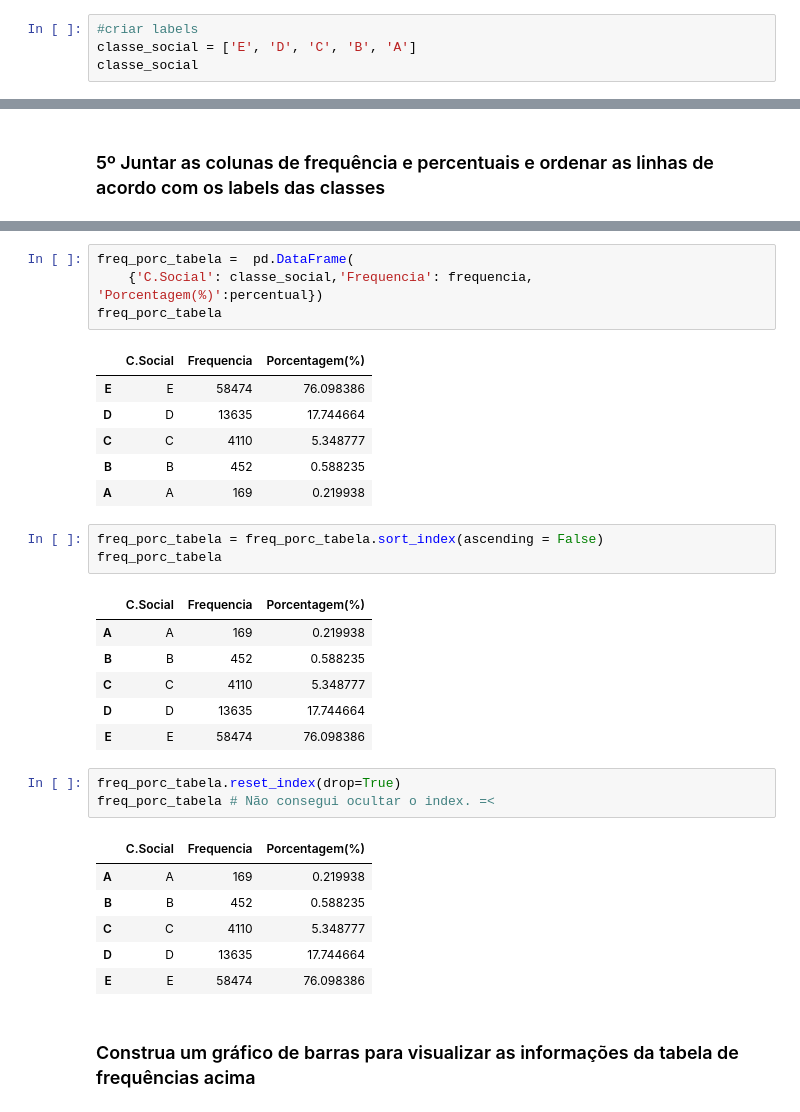
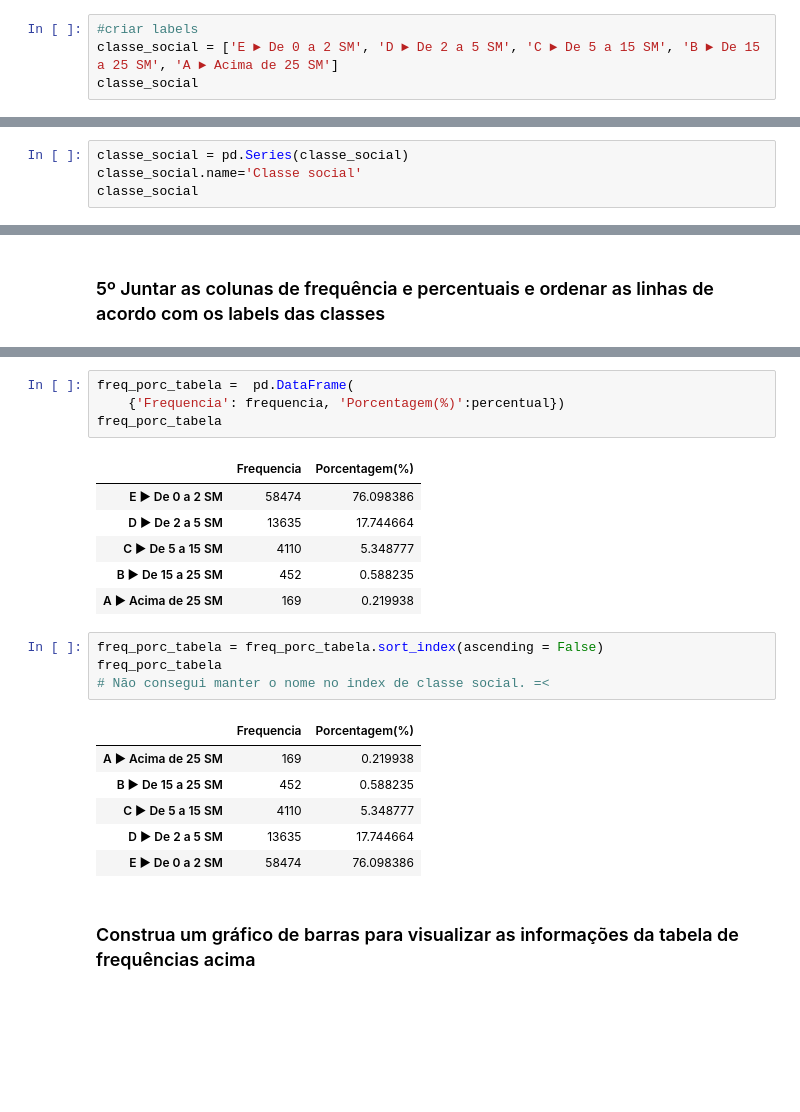
Before and after one commit to lumagri/Python_to_Data_Science, a Jupyter notebook: 6_Estatistica_com_Python_Frequencias_e_Medidas/Projeto_Análise_Descritiva.ipynb, the cells around one changed output, grey strips where cells are left out. Saved outputs shown, nothing was run; the diff lists cells and outputs as text; blank space fills up the shorter version.

```diff
--- a/6_Estatistica_com_Python_Frequencias_e_Medidas/Projeto_Análise_Descritiva.ipynb
+++ b/6_Estatistica_com_Python_Frequencias_e_Medidas/Projeto_Análise_Descritiva.ipynb
@@ -188,6 +188,6 @@ classes = [0, 2000, 5000, 15000, 25000, 200000]
 ### 2º Definir os labels das classes
 # %%
 #criar labels
-classe_social = ['E', 'D', 'C', 'B', 'A']
+classe_social = ['E ► De 0 a 2 SM', 'D ► De 2 a 5 SM', 'C ► De 5 a 15 SM', 'B ► De 15 a 25 SM', 'A ► Acima de 25 SM']
 classe_social
 # %% [output]
@@ -194,0 +199,4 @@ classe_social
+# %%
+classe_social = pd.Series(classe_social)
+classe_social.name='Classe social'
+classe_social
@@ -265,34 +287,25 @@ classe_social
 # %%
 freq_porc_tabela =  pd.DataFrame(
-    {'C.Social': classe_social,'Frequencia': frequencia, 'Porcentagem(%)':percentual})
+    {'Frequencia': frequencia, 'Porcentagem(%)':percentual})
 freq_porc_tabela
 # %% [output]
-|  | C.Social | Frequencia | Porcentagem(%) |
-| E | E | 58474 | 76.098386 |
-| D | D | 13635 | 17.744664 |
-| C | C | 4110 | 5.348777 |
-| B | B | 452 | 0.588235 |
-| A | A | 169 | 0.219938 |
+|  | Frequencia | Porcentagem(%) |
+| E ► De 0 a 2 SM | 58474 | 76.098386 |
+| D ► De 2 a 5 SM | 13635 | 17.744664 |
+| C ► De 5 a 15 SM | 4110 | 5.348777 |
+| B ► De 15 a 25 SM | 452 | 0.588235 |
+| A ► Acima de 25 SM | 169 | 0.219938 |
 # %%
 freq_porc_tabela = freq_porc_tabela.sort_index(ascending = False)
 freq_porc_tabela
+# Não consegui manter o nome no index de classe social. =<
 # %% [output]
-|  | C.Social | Frequencia | Porcentagem(%) |
-| A | A | 169 | 0.219938 |
-| B | B | 452 | 0.588235 |
-| C | C | 4110 | 5.348777 |
-| D | D | 13635 | 17.744664 |
-| E | E | 58474 | 76.098386 |
+|  | Frequencia | Porcentagem(%) |
+| A ► Acima de 25 SM | 169 | 0.219938 |
+| B ► De 15 a 25 SM | 452 | 0.588235 |
+| C ► De 5 a 15 SM | 4110 | 5.348777 |
+| D ► De 2 a 5 SM | 13635 | 17.744664 |
+| E ► De 0 a 2 SM | 58474 | 76.098386 |
-# %%
-freq_porc_tabela.reset_index(drop=True)
-freq_porc_tabela # Não consegui ocultar o index. =<
-# %% [output]
-|  | C.Social | Frequencia | Porcentagem(%) |
-| A | A | 169 | 0.219938 |
-| B | B | 452 | 0.588235 |
-| C | C | 4110 | 5.348777 |
-| D | D | 13635 | 17.744664 |
-| E | E | 58474 | 76.098386 |
 # %% [markdown]
 ### Construa um gráfico de barras para visualizar as informações da tabela de frequências acima
 # %%
```
Also changed, not shown: parts of 33 cells of this notebook.
